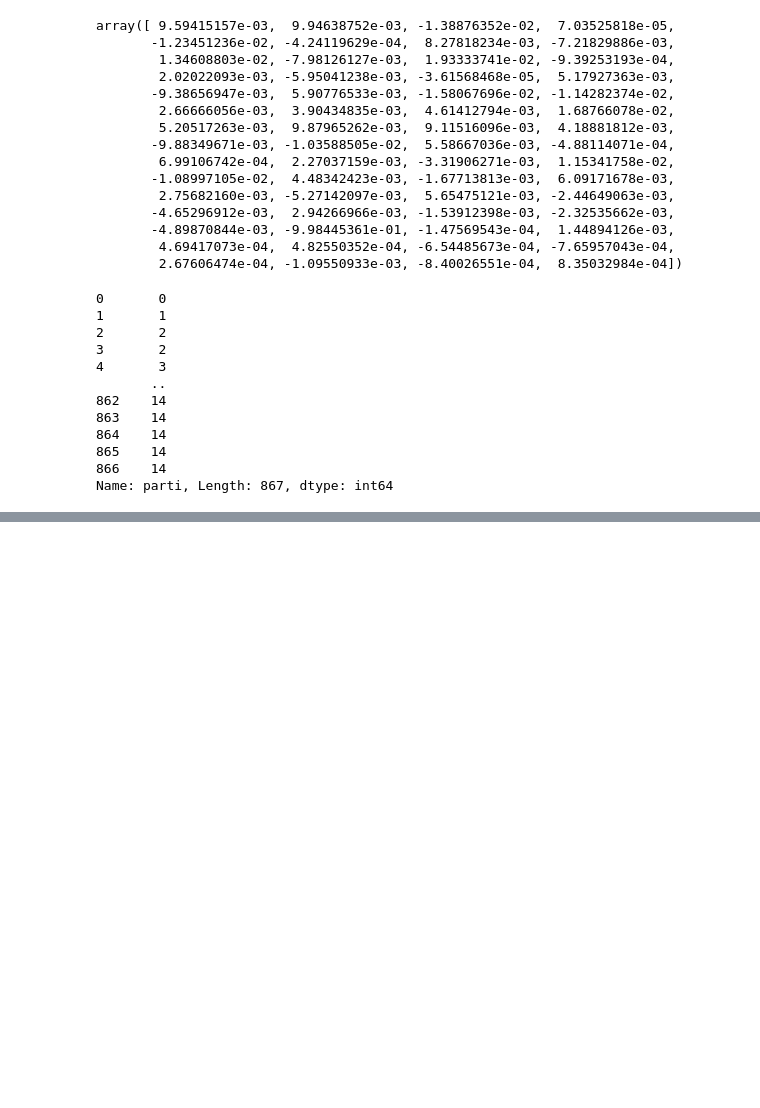
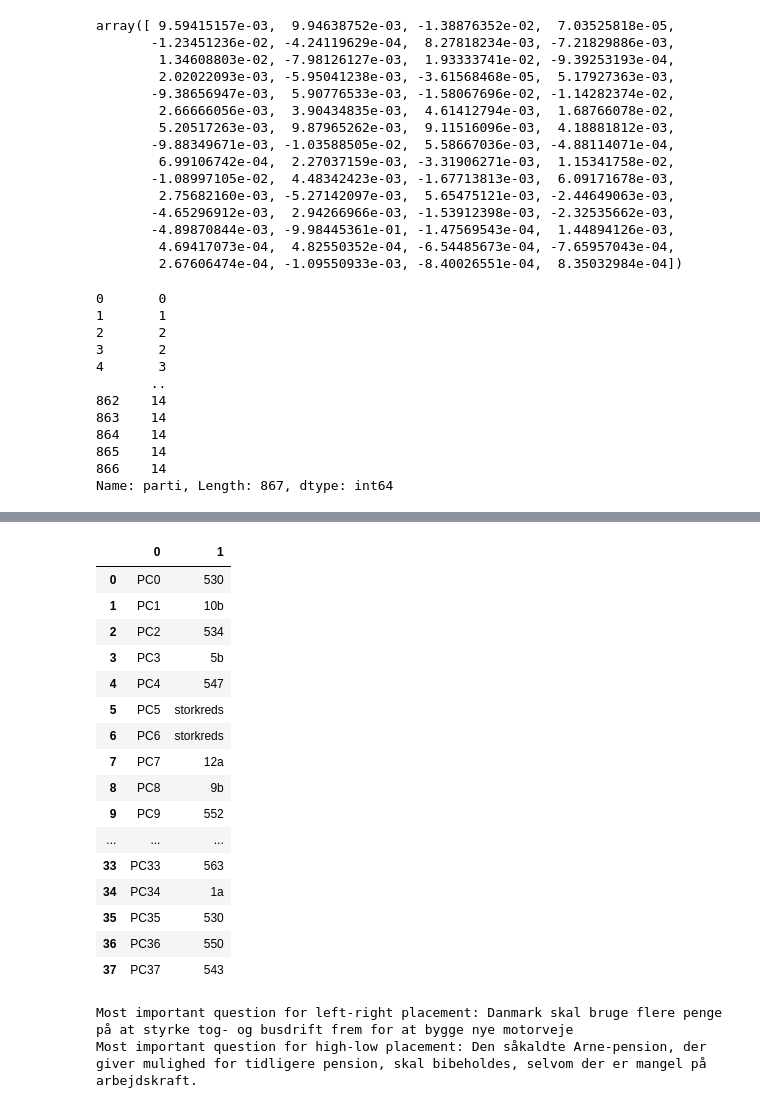
Before and after one commit to michaelbui99/mal-assignment-4, a Jupyter notebook: Assignment.ipynb, the cells around one changed output, grey strips where cells are left out. Drawn from its saved outputs; the diff is of its cells as text; code cells hidden in the pictures; blank space fills up the shorter version.

```diff
--- a/Assignment.ipynb
+++ b/Assignment.ipynb
@@ -307,0 +361,41 @@ array([  0.        ,  19.69230769,  39.38461538,  59.07692308,
+# %%
+X_pc = X_decomposed
+
+# number of components
+n_pcs= pca.components_.shape[0]
+
+# get the index of the most important feature on EACH component
+# LIST COMPREHENSION HERE
+most_important = [np.abs(pca.components_[i]).argmax() for i in range(n_pcs)]
+
+initial_feature_names = X.columns
+# get the names
+# Map each feature index to their name
+most_important_names = [initial_feature_names[most_important[i]] for i in range(n_pcs)]
+
+# LIST COMPREHENSION HERE AGAIN
+# Map each most important feature to the PCA they were the most important in.
+dic = {'PC{}'.format(i): most_important_names[i] for i in range(n_pcs)}
+
+# build the dataframe
+df = pd.DataFrame(dic.items())
+# %%
+df
+# %% [output]
+|  | 0 | 1 |
+| 0 | PC0 | 530 |
+| 1 | PC1 | 10b |
+| 2 | PC2 | 534 |
+| 3 | PC3 | 5b |
+| 4 | PC4 | 547 |
+| 5 | PC5 | storkreds |
+| 6 | PC6 | storkreds |
+| 7 | PC7 | 12a |
+| 8 | PC8 | 9b |
+| 9 | PC9 | 552 |
+| ... | ... | ... |
+| 33 | PC33 | 563 |
+| 34 | PC34 | 1a |
+| 35 | PC35 | 530 |
+| 36 | PC36 | 550 |
+| 37 | PC37 | 543 |
@@ -307,0 +427,6 @@ array([  0.        ,  19.69230769,  39.38461538,  59.07692308,
+# %%
+print(f"Most important question for left-right placement: {most_important_distribution_politics_placement_question}")
+print(f"Most important question for high-low placement: {most_important_value_politics_placement_question}")
+# %% [output]
+Most important question for left-right placement: Danmark skal bruge flere penge på at styrke tog- og busdrift frem for at bygge nye motorveje
+Most important question for high-low placement: Den såkaldte Arne-pension, der giver mulighed for tidligere pension, skal bibeholdes, selvom der er mangel på arbejdskraft.
```
Also changed, not shown: parts of 19 cells of this notebook.
